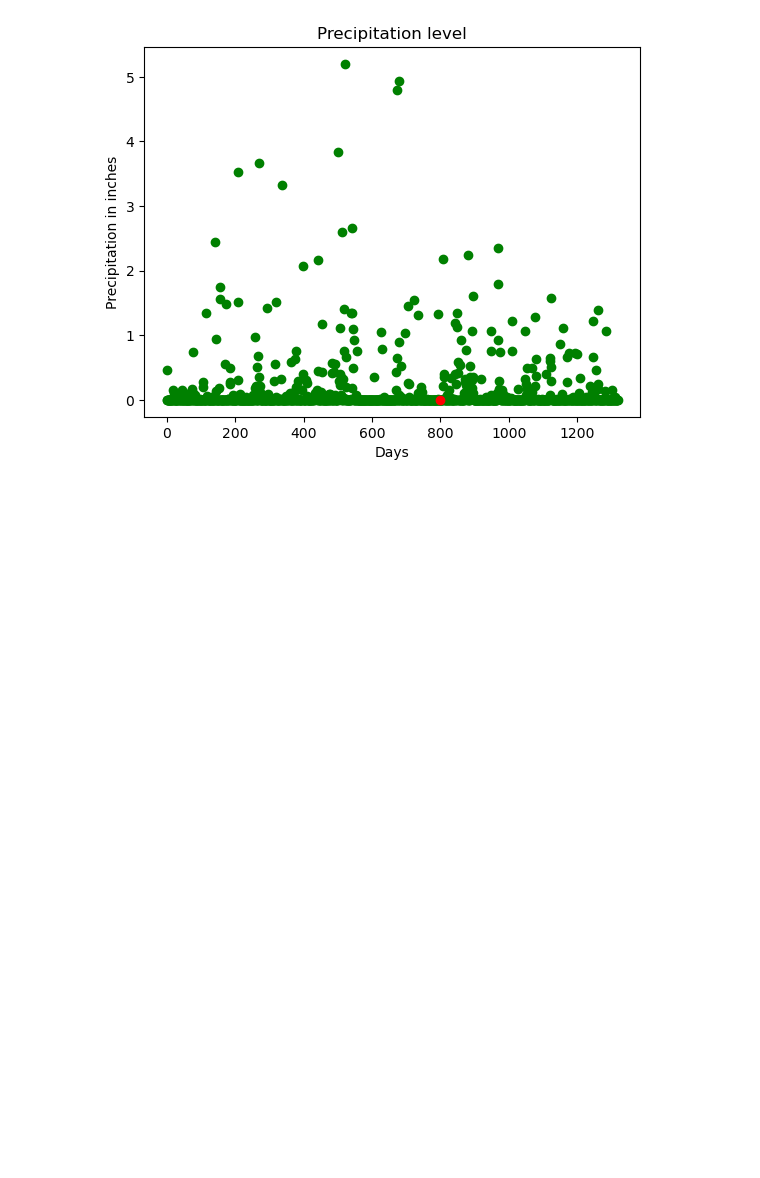
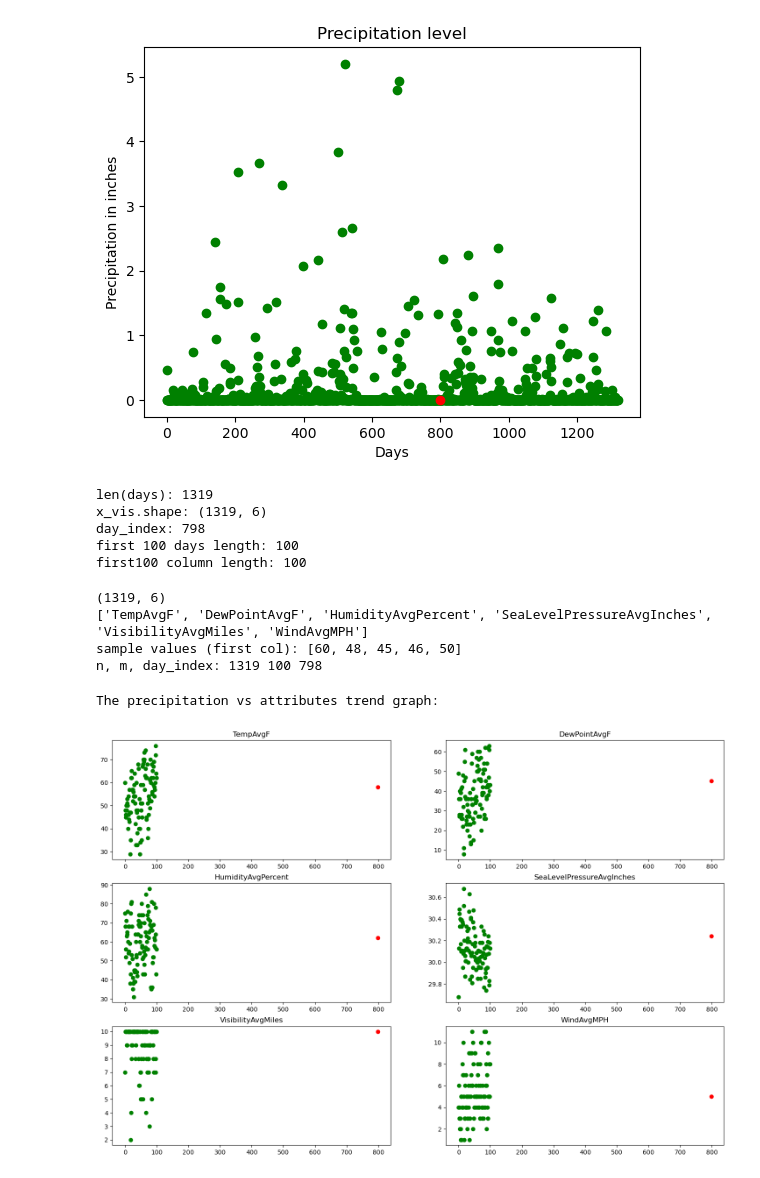
Before and after one commit to shaikshahulhameed9/Datascience, a Jupyter notebook: Rainfall/mai.ipynb, the cells around one changed output. Saved outputs shown, nothing was run; the diff lists cells and outputs as text; code cells hidden in the pictures; blank space fills up the shorter version.

```diff
--- a/Rainfall/mai.ipynb
+++ b/Rainfall/mai.ipynb
@@ -120,3 +120,40 @@ x_vis = x.filter(['TempAvgF', 'DewPointAvgF', 'HumidityAvgPercent', 'SeaLevelPre
 # %% [output]
 The precipitation trend graph:
 [figure]
+# %%
+# run this before plotting
+print("len(days):", len(days))
+print("x_vis.shape:", x_vis.shape)
+print("day_index:", day_index)
+# check sample sizes you will plot
+print("first 100 days length:", min(100, len(days)))
+print("first100 column length:", len(x_vis.iloc[:min(100, len(x_vis)), 0]))
+# %% [output]
+len(days): 1319
+x_vis.shape: (1319, 6)
+day_index: 798
+first 100 days length: 100
+first100 column length: 100
+# %%
+print(x_vis.shape)
+print(x_vis.columns.tolist())
+print("sample values (first col):", x_vis.iloc[:5,0].tolist())
+print("n, m, day_index:", len(x_vis), min(100,len(x_vis)), day_index)
+# %% [output]
+(1319, 6)
+['TempAvgF', 'DewPointAvgF', 'HumidityAvgPercent', 'SeaLevelPressureAvgInches', 'VisibilityAvgMiles', 'WindAvgMPH']
+sample values (first col): [60, 48, 45, 46, 50]
+n, m, day_index: 1319 100 798
+# %%
+import matplotlib.pyplot as plt
+print("The precipitation vs attributes trend graph:")
+plt.figure(figsize=(18, 12))
+for i in range(x_vis.columns.size):
+    plt.subplot(3, 2, i + 1)
+    plt.scatter(days[:100], x_vis[x_vis.columns.values[i]][:100], color='g')
+    plt.scatter(days[day_index],x_vis[x_vis.columns.values[i]][day_index], color='r')
+    plt.title(x_vis.columns.values[i])
+plt.show()
+# %% [output]
+The precipitation vs attributes trend graph:
+[figure, added]
```
